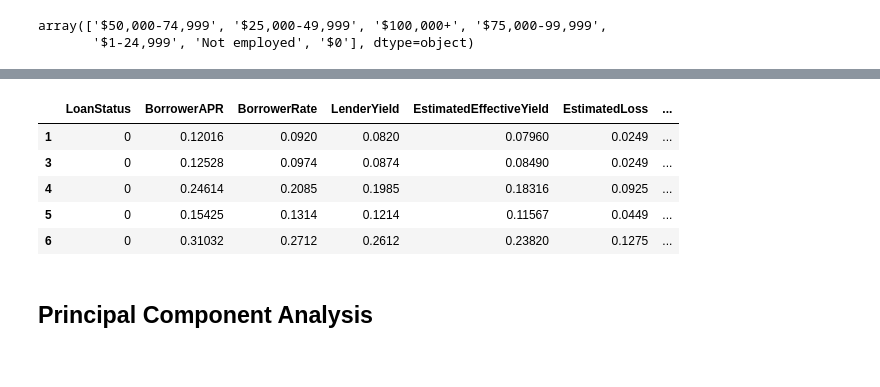
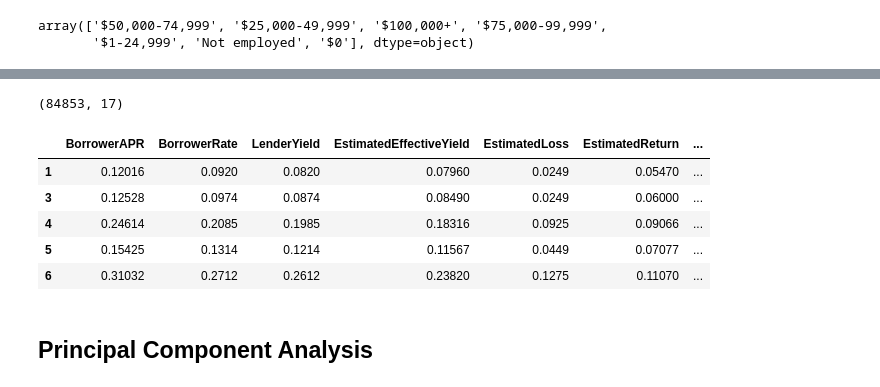
Before and after one commit to PopKobs/P2P_credit_scoring, a Jupyter notebook: feature_EDA_2.ipynb, the cells around one changed output, grey strips where cells are left out. Cells and saved outputs as stored; diff of their text form; code cells hidden in the pictures.

Commit message:
Add mutual info

```diff
--- a/feature_EDA_2.ipynb
+++ b/feature_EDA_2.ipynb
@@ -656,0 +641,3 @@ new_df.head()
+# %%
+from sklearn.feature_selection import mutual_info_classif
+importances = mutual_info_classif(x_df, y_df)
@@ -656,0 +670,4 @@ new_df.head()
+# %%
+mutual_info = pd.Series(importances)
+mutual_info.index = x_df.columns
+mutual_info.sort_values(ascending=False)
@@ -656,0 +714,3 @@ new_df.head()
+# %%
+col_names = mutual_info[mutual_info > 0.01].index
+col_names
@@ -657,13 +725,19 @@ new_df.head()
+# %%
+selected_columns = list(col_names)
+df = x_df[selected_columns]
+# %%
+df.shape
+# %% [output]
+(84853, 17)
 # %%
-df = new_df.drop('LoanComplete',axis=1)
 df.head()
 # %% [output]
-|  | LoanStatus | BorrowerAPR | BorrowerRate | LenderYield | EstimatedEffectiveYield | EstimatedLoss | ... |
-| 1 | 0 | 0.12016 | 0.0920 | 0.0820 | 0.07960 | 0.0249 | ... |
-| 3 | 0 | 0.12528 | 0.0974 | 0.0874 | 0.08490 | 0.0249 | ... |
-| 4 | 0 | 0.24614 | 0.2085 | 0.1985 | 0.18316 | 0.0925 | ... |
-| 5 | 0 | 0.15425 | 0.1314 | 0.1214 | 0.11567 | 0.0449 | ... |
-| 6 | 0 | 0.31032 | 0.2712 | 0.2612 | 0.23820 | 0.1275 | ... |
+|  | BorrowerAPR | BorrowerRate | LenderYield | EstimatedEffectiveYield | EstimatedLoss | EstimatedReturn | ... |
+| 1 | 0.12016 | 0.0920 | 0.0820 | 0.07960 | 0.0249 | 0.05470 | ... |
+| 3 | 0.12528 | 0.0974 | 0.0874 | 0.08490 | 0.0249 | 0.06000 | ... |
+| 4 | 0.24614 | 0.2085 | 0.1985 | 0.18316 | 0.0925 | 0.09066 | ... |
+| 5 | 0.15425 | 0.1314 | 0.1214 | 0.11567 | 0.0449 | 0.07077 | ... |
+| 6 | 0.31032 | 0.2712 | 0.2612 | 0.23820 | 0.1275 | 0.11070 | ... |
 # %% [markdown]
 ## Principal Component Analysis
 # %%
```
Also changed, not shown: parts of 42 cells of this notebook.
